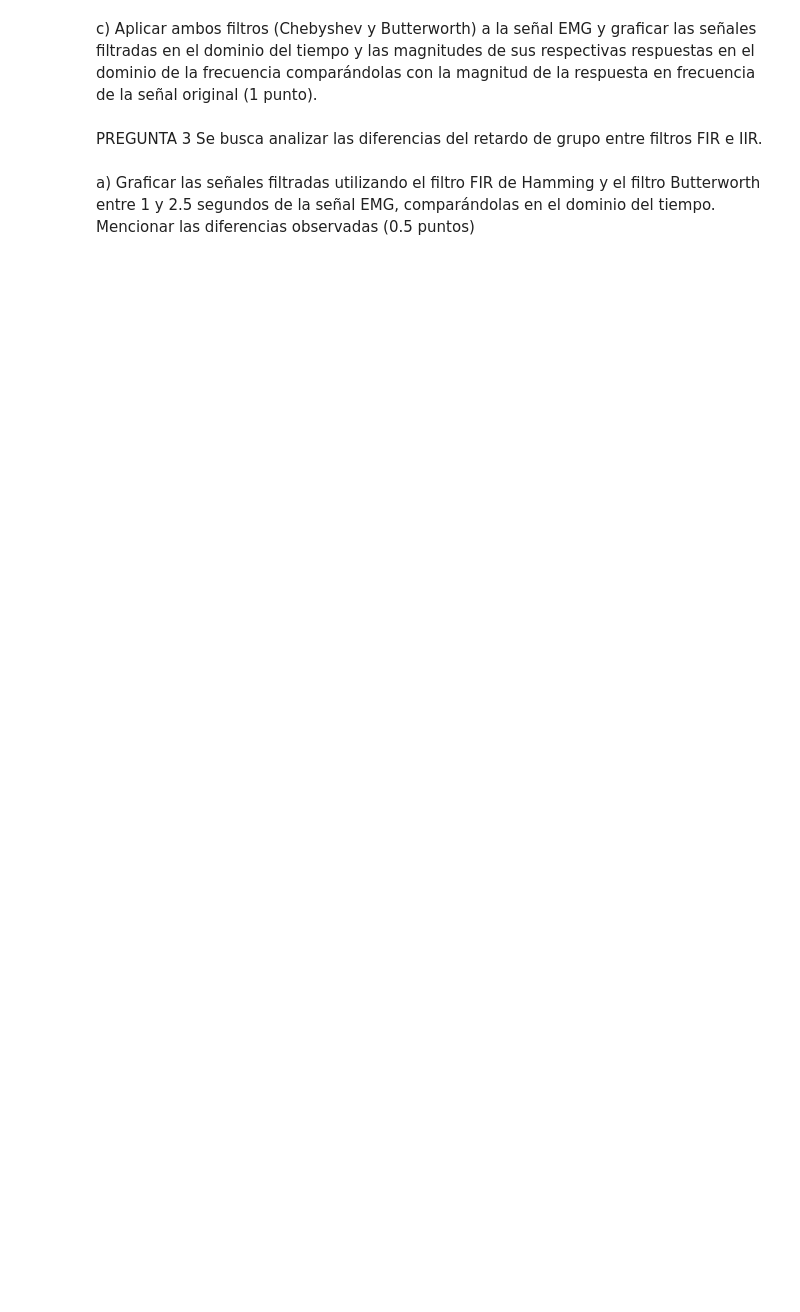
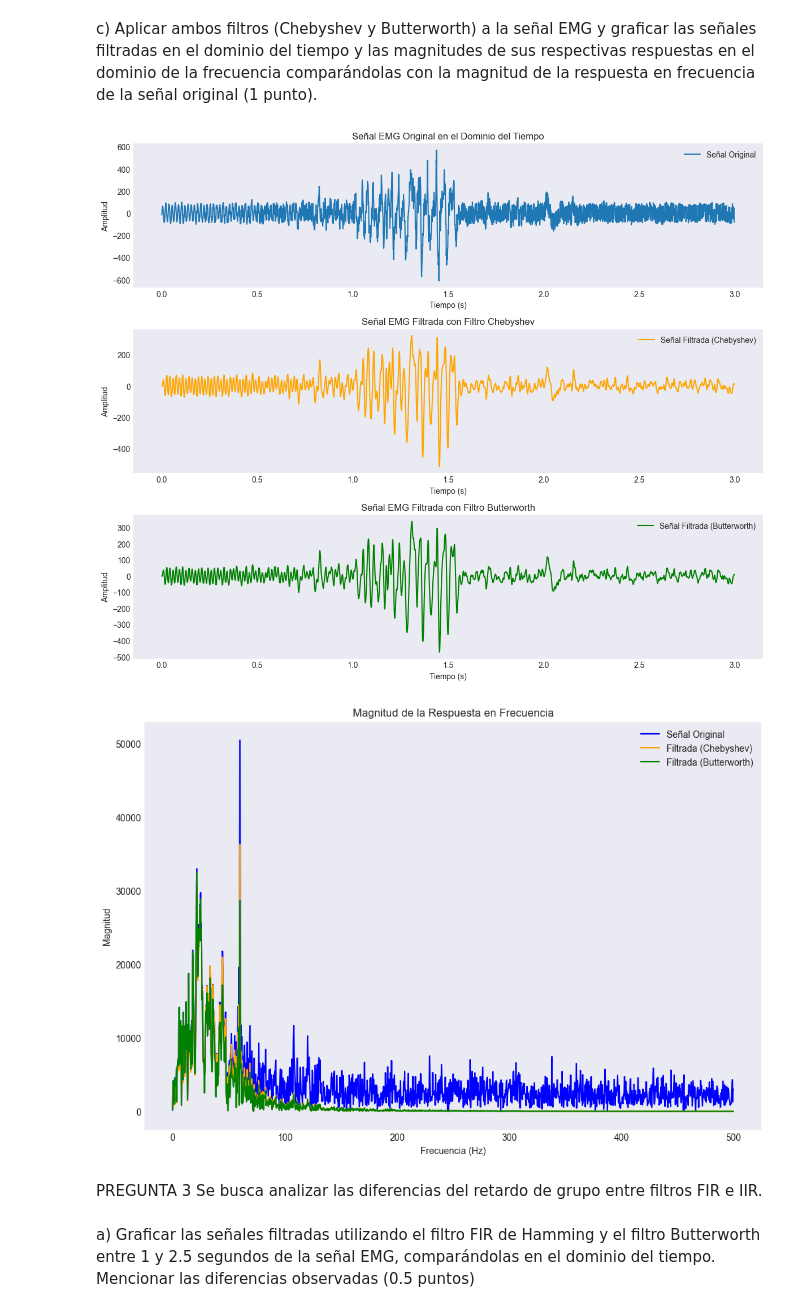
Before and after one commit to ExampleToFollow/PracticasPDS, a Jupyter notebook: Lab4/IF_LAB4_20213704.ipynb, the cells around one changed output. Saved outputs shown, nothing was run; the diff lists cells and outputs as text; code cells hidden in the pictures; blank space fills up the shorter version.

```diff
--- a/Lab4/IF_LAB4_20213704.ipynb
+++ b/Lab4/IF_LAB4_20213704.ipynb
@@ -238,6 +312,72 @@ corte de 50 Hz. Graficar la magnitud y la fase de la respuesta en frecuencia del
 c) Aplicar ambos filtros (Chebyshev y Butterworth) a la señal EMG y graficar las señales filtradas
 en el dominio del tiempo y las magnitudes de sus respectivas respuestas en el dominio de la frecuencia comparándolas con la magnitud de la respuesta en frecuencia de la señal original (1
 punto).
+# %%
+# Cargar la señal EMG
+emg_signal = np.load("EMG_raw.npy")
+
+# Aplicar el filtro Chebyshev
+emg_filtered_cheby = lfilter(b, a, emg_signal)
+
+# Aplicar el filtro Butterworth
+emg_filtered_butter = lfilter(b_butter, a_butter, emg_signal)
+
+# Graficar las señales en el dominio del tiempo
+t = np.arange(len(emg_signal)) / fs
+plt.figure(figsize=(12, 10))
+
+plt.subplot(3, 1, 1)
+plt.plot(t, emg_signal, label="Señal Original")
+plt.title("Señal EMG Original en el Dominio del Tiempo")
+plt.xlabel("Tiempo (s)")
+plt.ylabel("Amplitud")
+plt.legend()
+plt.grid()
+
+plt.subplot(3, 1, 2)
+plt.plot(t, emg_filtered_cheby, color='orange', label="Señal Filtrada (Chebyshev)")
+plt.title("Señal EMG Filtrada con Filtro Chebyshev")
+plt.xlabel("Tiempo (s)")
+plt.ylabel("Amplitud")
+plt.legend()
+plt.grid()
+
+plt.subplot(3, 1, 3)
+plt.plot(t, emg_filtered_butter, color='green', label="Señal Filtrada (Butterworth)")
+plt.title("Señal EMG Filtrada con Filtro Butterworth")
+plt.xlabel("Tiempo (s)")
+plt.ylabel("Amplitud")
+plt.legend()
+plt.grid()
+
+plt.tight_layout()
+plt.show()
+
+# Calcular la Transformada de Fourier de las señales
+freqs = np.fft.fftfreq(len(emg_signal), 1/fs)
+emg_fft = np.fft.fft(emg_signal)
+cheby_fft = np.fft.fft(emg_filtered_cheby)
+butter_fft = np.fft.fft(emg_filtered_butter)
+
+# Graficar la magnitud de la respuesta en frecuencia
+plt.figure(figsize=(12, 8))
+
+# Magnitud de la señal original
+plt.plot(freqs[:len(freqs)//2], np.abs(emg_fft[:len(freqs)//2]), label="Señal Original", color='blue')
+# Magnitud de la señal filtrada Chebyshev
+plt.plot(freqs[:len(freqs)//2], np.abs(cheby_fft[:len(freqs)//2]), label="Filtrada (Chebyshev)", color='orange')
+# Magnitud de la señal filtrada Butterworth
+plt.plot(freqs[:len(freqs)//2], np.abs(butter_fft[:len(freqs)//2]), label="Filtrada (Butterworth)", color='green')
+
+plt.title("Magnitud de la Respuesta en Frecuencia")
+plt.xlabel("Frecuencia (Hz)")
+plt.ylabel("Magnitud")
+plt.legend()
+plt.grid()
+plt.show()
+# %% [output]
+[figure, added]
+[figure, added]
 # %% [markdown]
 PREGUNTA 3
 Se busca analizar las diferencias del retardo de grupo entre filtros FIR e IIR.
```
Also changed, not shown: parts of 5 cells of this notebook.
